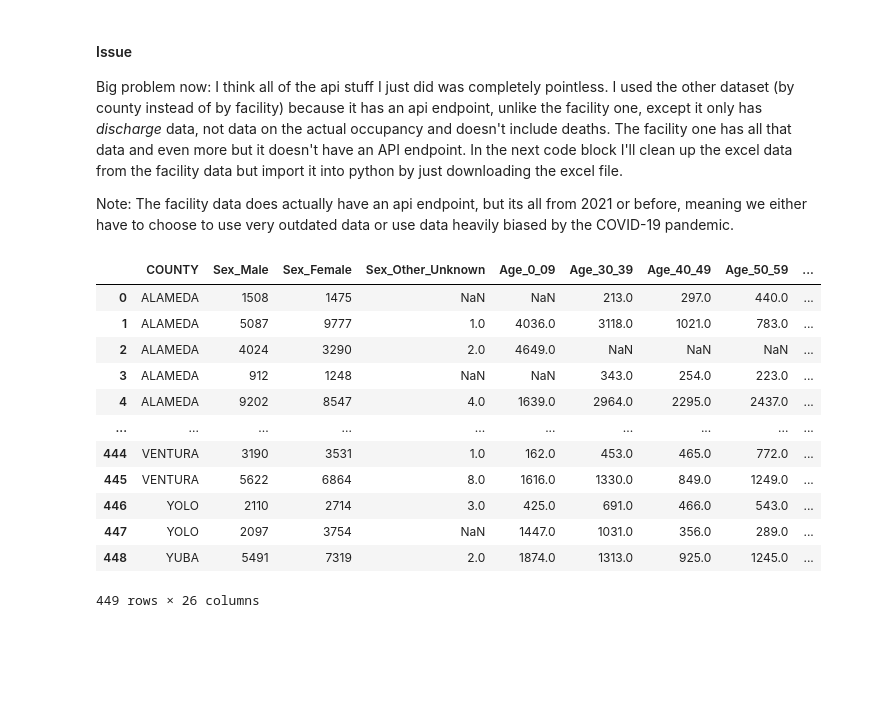
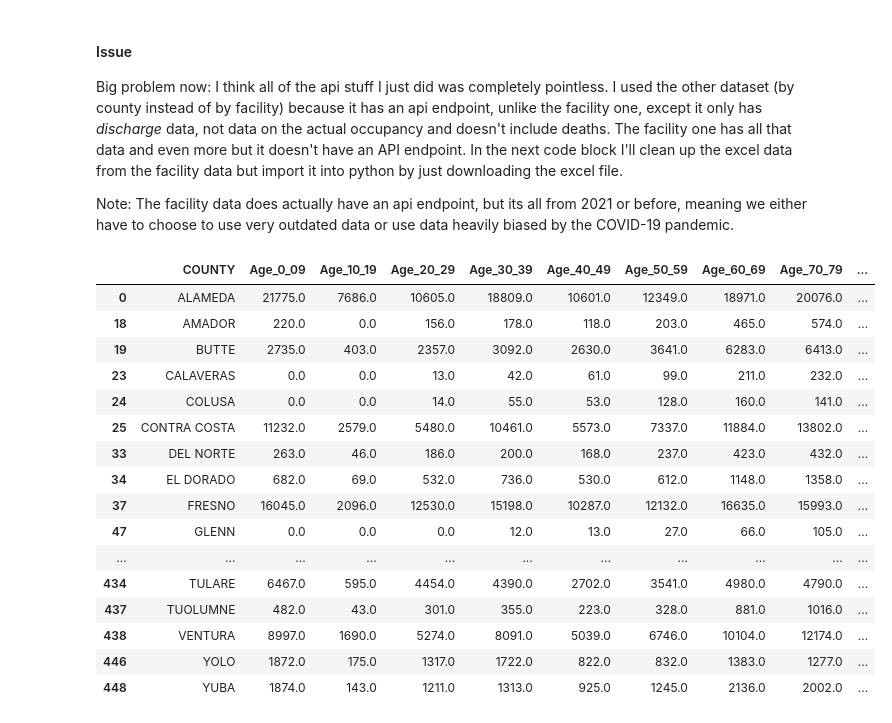
Before and after one commit to zaschan-gif/STA141B_Final_Project, a Jupyter notebook: STA141 Final Project.ipynb, the cells around one changed output. Drawn from its saved outputs; the diff is of its cells as text; code cells hidden in the pictures; blank space fills up the shorter version.

```diff
--- a/STA141 Final Project.ipynb
+++ b/STA141 Final Project.ipynb
@@ -217,26 +217,45 @@ care_data
 Big problem now: I think all of the api stuff I just did was completely pointless. I used the other dataset (by county instead of by facility) because it has an api endpoint, unlike the facility one, except it only has *discharge* data, not data on the actual occupancy and doesn't include deaths. The facility one has all that data and even more but it doesn't have an API endpoint. In the next code block I'll clean up the excel data from the facility data but import it into python by just downloading the excel file.
 
 Note: The facility data does actually have an api endpoint, but its all from 2021 or before, meaning we either have to choose to use very outdated data or use data heavily biased by the COVID-19 pandemic.
-# %%
-facility_data = pd.read_excel('./data/2024pddpivot.xlsx', sheet_name='Data')
-facility_data = facility_data.filter(items = ['COUNTY',"Sex_Male", 'Sex_Female', 'Sex_Other_Unknown', 'Age_0_09', 'Age_10_19' 'Age_20_29', 'Age_30_39', 'Age_40_49', 'Age_50_59', 'Age_60_69', 'Age_70_79', 'Age_80_89', 'Age_Other_Unknown', 'eth_Hispanic', 'eth_Nonhispanic', 'eth_Other', 'racegrp_aman', 'racegrp_asian', 'racegrp_nhpi', 'racegrp_black', 'racegrp_white', 'racegrp_unknown', 'racegrp_other', 'racegrp_multirace', 'dx_Infectious', 'dx_Circulatory', 'dx_Respiratory', 'dx_Digestive', 'dx_Infectious', 'dx_Skin', 'dx_MentalHealth'])
-for var in list(facility_data.columns)[1:len(facility_data.columns)]:
-    facility_data[var] = facility_data[var].apply(pd.to_numeric)
-    facility_data[var] = facility_data.groupby('COUNTY')[var].transform('sum')
-facility_data = facility_data.drop_duplicates()
-#need to fix ages
-facility_data
-# %% [output]
-|  | COUNTY | Sex_Male | Sex_Female | Sex_Other_Unknown | Age_0_09 | Age_30_39 | Age_40_49 | Age_50_59 | ... |
-| 0 | ALAMEDA | 1508 | 1475 | NaN | NaN | 213.0 | 297.0 | 440.0 | ... |
-| 1 | ALAMEDA | 5087 | 9777 | 1.0 | 4036.0 | 3118.0 | 1021.0 | 783.0 | ... |
-| 2 | ALAMEDA | 4024 | 3290 | 2.0 | 4649.0 | NaN | NaN | NaN | ... |
-| 3 | ALAMEDA | 912 | 1248 | NaN | NaN | 343.0 | 254.0 | 223.0 | ... |
-| 4 | ALAMEDA | 9202 | 8547 | 4.0 | 1639.0 | 2964.0 | 2295.0 | 2437.0 | ... |
-| ... | ... | ... | ... | ... | ... | ... | ... | ... | ... |
-| 444 | VENTURA | 3190 | 3531 | 1.0 | 162.0 | 453.0 | 465.0 | 772.0 | ... |
-| 445 | VENTURA | 5622 | 6864 | 8.0 | 1616.0 | 1330.0 | 849.0 | 1249.0 | ... |
-| 446 | YOLO | 2110 | 2714 | 3.0 | 425.0 | 691.0 | 466.0 | 543.0 | ... |
-| 447 | YOLO | 2097 | 3754 | NaN | 1447.0 | 1031.0 | 356.0 | 289.0 | ... |
-| 448 | YUBA | 5491 | 7319 | 2.0 | 1874.0 | 1313.0 | 925.0 | 1245.0 | ... |
-449 rows × 26 columns
+# %%
+def facility_data_county_selector(df,filter):
+    '''
+    Takes a the raw facility dataframe and list of wanted variables and filters out everything but wanted variables aand groups by county.
+
+    Parameters:
+        df: The Facility Data dataframe
+        filter: A list of variables you want from the dataframe
+
+    Returns:
+        Pandas dataframe grouped by county
+    '''
+    if type(filter) is list:
+        filter = filter
+    else:
+        filter = list(filter)
+    filter = ['COUNTY'] + filter
+    df = df.filter(items = filter)
+    for var in list(df.columns)[1:len(df.columns)]:
+        df[var] = df[var].apply(pd.to_numeric)
+        df[var] = df.groupby('COUNTY')[var].transform('sum')
+    df = df.drop_duplicates()
+    return df
+def facility_data_by_region(df,regions):
+# %% [output]
+|  | COUNTY | Age_0_09 | Age_10_19 | Age_20_29 | Age_30_39 | Age_40_49 | Age_50_59 | Age_60_69 | Age_70_79 | ... |
+| 0 | ALAMEDA | 21775.0 | 7686.0 | 10605.0 | 18809.0 | 10601.0 | 12349.0 | 18971.0 | 20076.0 | ... |
+| 18 | AMADOR | 220.0 | 0.0 | 156.0 | 178.0 | 118.0 | 203.0 | 465.0 | 574.0 | ... |
+| 19 | BUTTE | 2735.0 | 403.0 | 2357.0 | 3092.0 | 2630.0 | 3641.0 | 6283.0 | 6413.0 | ... |
+| 23 | CALAVERAS | 0.0 | 0.0 | 13.0 | 42.0 | 61.0 | 99.0 | 211.0 | 232.0 | ... |
+| 24 | COLUSA | 0.0 | 0.0 | 14.0 | 55.0 | 53.0 | 128.0 | 160.0 | 141.0 | ... |
+| 25 | CONTRA COSTA | 11232.0 | 2579.0 | 5480.0 | 10461.0 | 5573.0 | 7337.0 | 11884.0 | 13802.0 | ... |
+| 33 | DEL NORTE | 263.0 | 46.0 | 186.0 | 200.0 | 168.0 | 237.0 | 423.0 | 432.0 | ... |
+| 34 | EL DORADO | 682.0 | 69.0 | 532.0 | 736.0 | 530.0 | 612.0 | 1148.0 | 1358.0 | ... |
+| 37 | FRESNO | 16045.0 | 2096.0 | 12530.0 | 15198.0 | 10287.0 | 12132.0 | 16635.0 | 15993.0 | ... |
+| 47 | GLENN | 0.0 | 0.0 | 0.0 | 12.0 | 13.0 | 27.0 | 66.0 | 105.0 | ... |
+| ... | ... | ... | ... | ... | ... | ... | ... | ... | ... | ... |
+| 434 | TULARE | 6467.0 | 595.0 | 4454.0 | 4390.0 | 2702.0 | 3541.0 | 4980.0 | 4790.0 | ... |
+| 437 | TUOLUMNE | 482.0 | 43.0 | 301.0 | 355.0 | 223.0 | 328.0 | 881.0 | 1016.0 | ... |
+| 438 | VENTURA | 8997.0 | 1690.0 | 5274.0 | 8091.0 | 5039.0 | 6746.0 | 10104.0 | 12174.0 | ... |
+| 446 | YOLO | 1872.0 | 175.0 | 1317.0 | 1722.0 | 822.0 | 832.0 | 1383.0 | 1277.0 | ... |
+| 448 | YUBA | 1874.0 | 143.0 | 1211.0 | 1313.0 | 925.0 | 1245.0 | 2136.0 | 2002.0 | ... |
```
Also changed, not shown: parts of 3 cells of this notebook.
